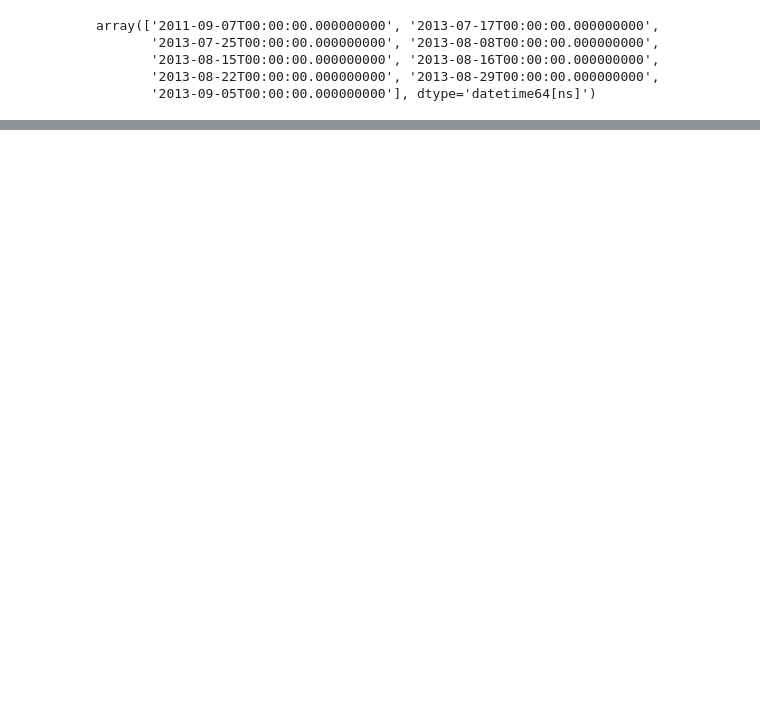
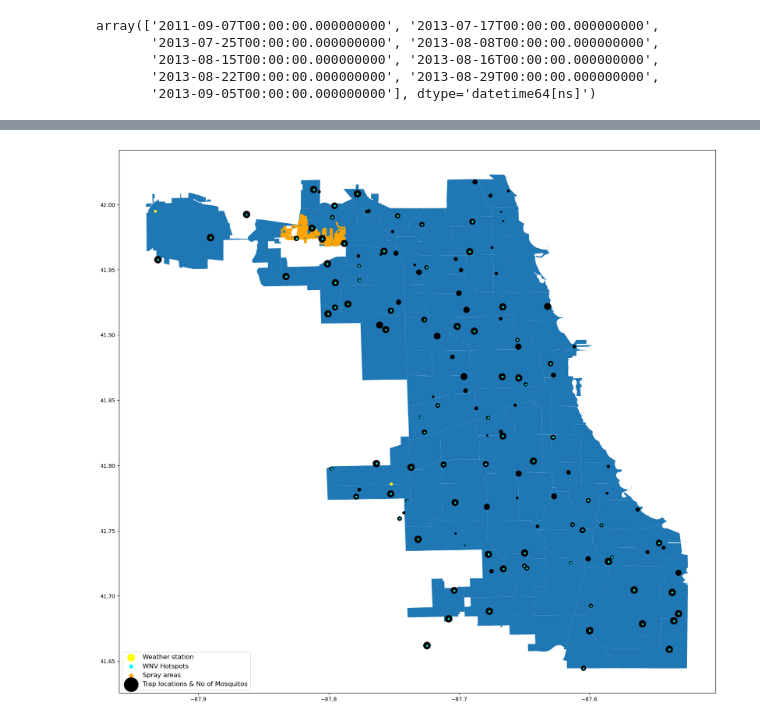
Before and after one commit to oliverfyh/Project-West-Nile-Virus-Prediction, a Jupyter notebook: code/04_spray_analysis.ipynb, the cells around one changed output, grey strips where cells are left out. Saved outputs shown, nothing was run; the diff lists cells and outputs as text; code cells hidden in the pictures; blank space fills up the shorter version.

```diff
--- a/code/04_spray_analysis.ipynb
+++ b/code/04_spray_analysis.ipynb
@@ -143,0 +290,13 @@ array(['2011-09-07T00:00:00.000000000', '2013-07-17T00:00:00.000000000',
+# %%
+# spray areas in the year 2011
+spray_date = pd.Timestamp(2011, 9, 7)
+
+spray_2011 = {'WNV Hotspots':\
+              df_wnvpresent[df_wnvpresent["Date"] <= spray_date],
+              'Spray areas': df_spray[(df_spray["Date"] == spray_date)],
+              'Trap locations & No of Mosquitos':\
+              df_train[df_train["Date"] <= spray_date]
+                 }
+plot_geodata(spray_2011)
+# %% [output]
+[figure, added]
```
Also changed, not shown: parts of 41 cells of this notebook, 5 other files.
